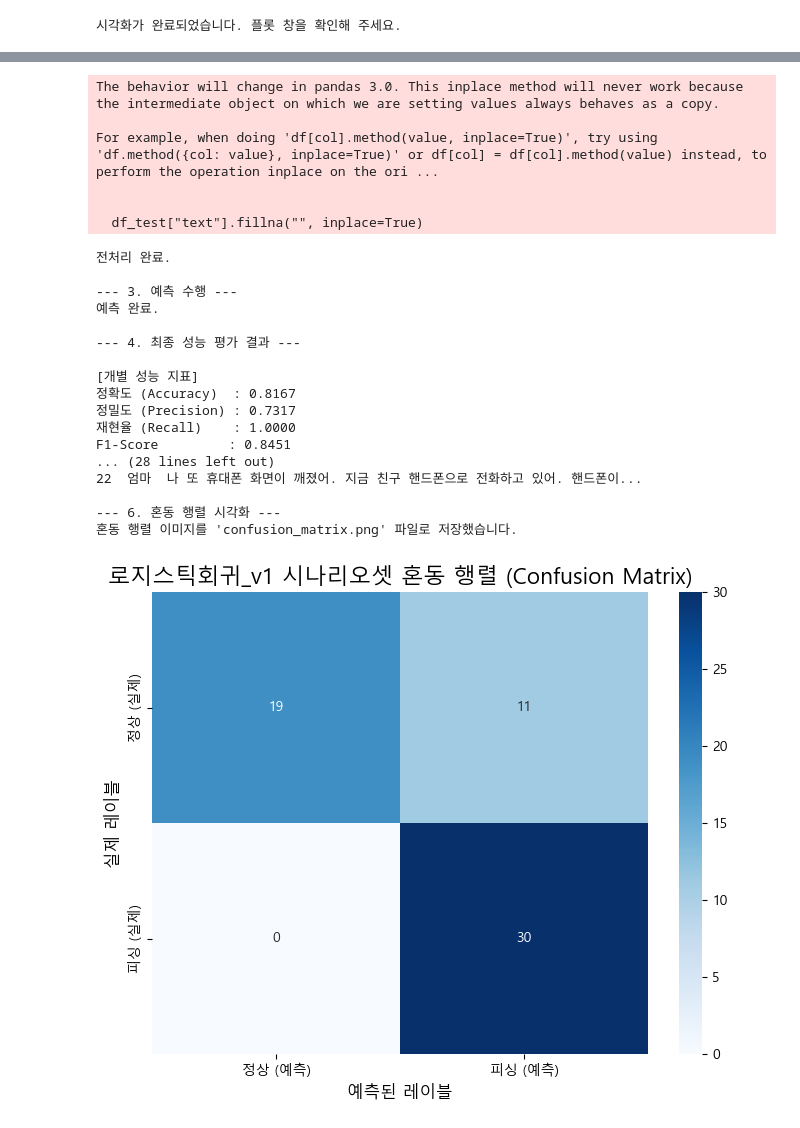
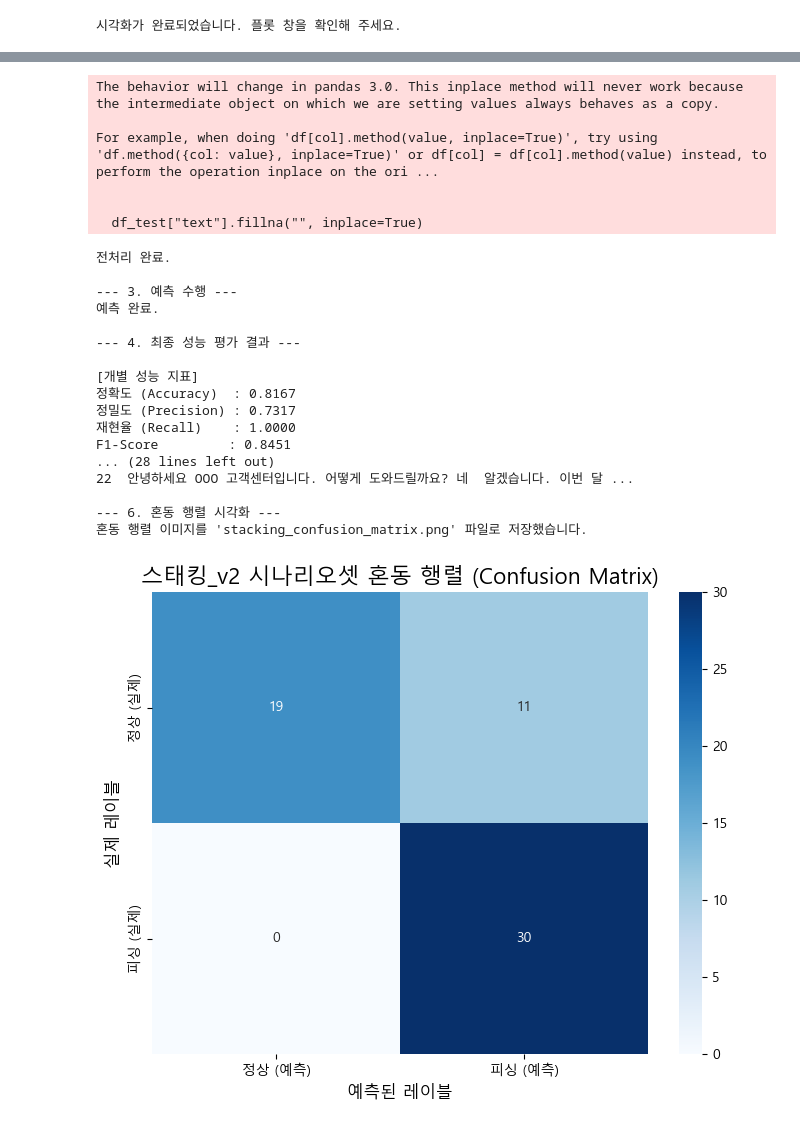
Before and after one commit to kwj903/woogawooga_project, a Jupyter notebook: dataset_create/Jinjoo/Jinjoo_1차모델 비교용.ipynb, the cells around one changed output, grey strips where cells are left out. Drawn from its saved outputs; the diff is of its cells as text; code cells hidden in the pictures.

```diff
--- a/dataset_create/Jinjoo/Jinjoo_1차모델 비교용.ipynb
+++ b/dataset_create/Jinjoo/Jinjoo_1차모델 비교용.ipynb
@@ -353,7 +353,7 @@ MODEL_PATH = (
 
 # 평가에 사용할 테스트 데이터셋 파일의 경로를 입력해 주세요.
 # ★★★ 경로 설정이 올바른지 다시 한번 확인해 주세요! ★★★
-TEST_DATA_PATH = r"C:\Users\user\Downloads\woogawooga\woogawooga_project\dataset\시나리오테스트셋_60.csv"
+TEST_DATA_PATH = r"C:\Users\user\Downloads\woogawooga\woogawooga_project\dataset_create\Jinjoo\시나리오테스트셋_60_마스킹.csv"
 
 # 예측이 틀린 결과를 저장할 파일 이름
 INCORRECT_PRED_PATH = "incorrect_predictions.csv"
@@ -520,14 +520,14 @@ def evaluate_model(model_path, test_data_path):
         xticklabels=["정상 (예측)", "피싱 (예측)"],
         yticklabels=["정상 (실제)", "피싱 (실제)"],
     )
-    plt.title("로지스틱회귀_v1 시나리오셋 혼동 행렬 (Confusion Matrix)", fontsize=16)
+    plt.title("스태킹_v2 시나리오셋 혼동 행렬 (Confusion Matrix)", fontsize=16)
     plt.xlabel("예측된 레이블", fontsize=12)
     plt.ylabel("실제 레이블", fontsize=12)
     # plt.show() # 로컬 환경에서 바로 확인하려면 주석 해제
 
     # 시각화 결과 파일 저장
     plt.savefig("confusion_matrix.png", dpi=300, bbox_inches="tight")
-    print("혼동 행렬 이미지를 'confusion_matrix.png' 파일로 저장했습니다.")
+    print("혼동 행렬 이미지를 'stacking_confusion_matrix.png' 파일로 저장했습니다.")
 
 
 if __name__ == "__main__":
@@ -542,26 +542,26 @@ if __name__ == "__main__":
 
 --- 2. 테스트 데이터 전처리 (Kiwi 토크나이저 적용) ---
 The behavior will change in pandas 3.0. This inplace method will never work because the intermediate object on which we are setting values always behaves as a copy.
 
 For example, when doing 'df[col].method(value, inplace=True)', try using 'df.method({col: value}, inplace=True)' or df[col] = df[col].method(value) instead, to perform the operation inplace on the ori ...
 
 
   df_test["text"].fillna("", inplace=True)
 전처리 완료.
 
 --- 3. 예측 수행 ---
 예측 완료.
 
 --- 4. 최종 성능 평가 결과 ---
 
 [개별 성능 지표]
 정확도 (Accuracy)  : 0.8167
 정밀도 (Precision) : 0.7317
 재현율 (Recall)    : 1.0000
 F1-Score         : 0.8451
 ... (28 lines left out)
-22  엄마  나 또 휴대폰 화면이 깨졌어. 지금 친구 핸드폰으로 전화하고 있어. 핸드폰이...
+22  안녕하세요 OOO 고객센터입니다. 어떻게 도와드릴까요? 네  알겠습니다. 이번 달 ...
 
 --- 6. 혼동 행렬 시각화 ---
-혼동 행렬 이미지를 'confusion_matrix.png' 파일로 저장했습니다.
+혼동 행렬 이미지를 'stacking_confusion_matrix.png' 파일로 저장했습니다.
-[figure, old version]
+[figure, new version]
```
Also changed, not shown: parts of 3 cells of this notebook, 5 other files.
